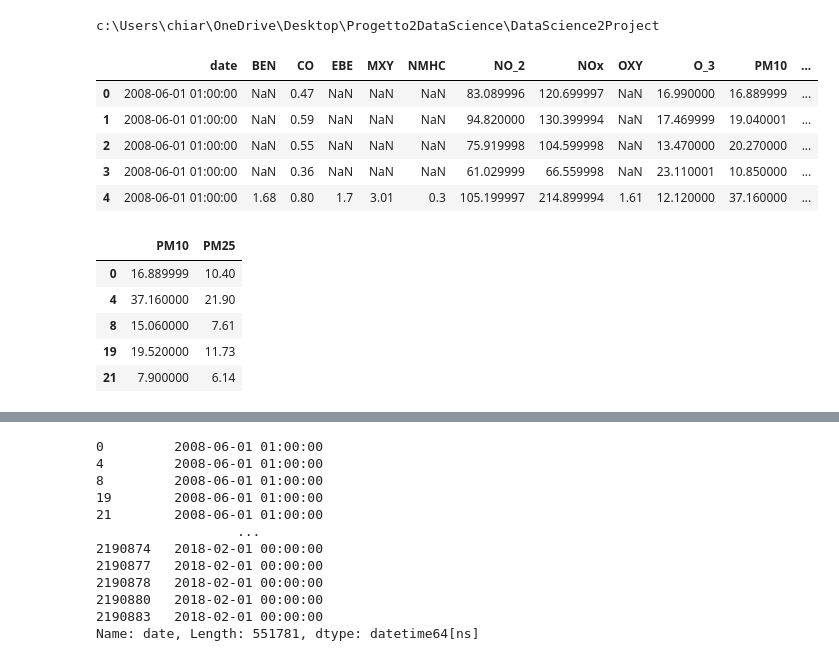
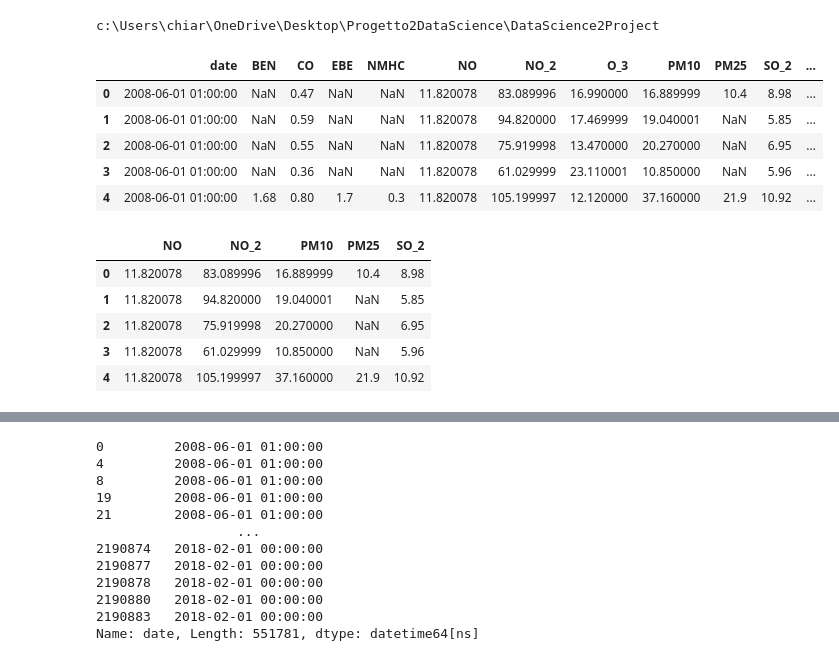
Before and after one commit to ChiaraAmalia/DataScience2Project, a Jupyter notebook: Classificazione.ipynb, the cells around one changed output, grey strips where cells are left out. Cells and saved outputs as stored; diff of their text form; code cells hidden in the pictures.

```diff
--- a/Classificazione.ipynb
+++ b/Classificazione.ipynb
@@ -32,31 +32,32 @@ os.chdir(path_file)
 
 path_cartella = r"\archive\csvs_per_year\csvs_per_year"
 
-#path = r".\\DataSet\\"
-path = path_file + path_cartella
+path = r".\\DataSet\\"
+#path = path_file + path_cartella
 # %% [output]
 c:\Users\chiar\OneDrive\Desktop\Progetto2DataScience\DataScience2Project
 # %%
-#allMadrid = pd.read_csv(path+"out.csv")
-allMadrid = pd.read_csv(path+"\madrid_2008.csv")
+allMadrid = pd.read_csv(path+"out.csv")
+#allMadrid = pd.read_csv(path+"\madrid_2008.csv")
 allMadrid.head()
 # %% [output]
-|  | date | BEN | CO | EBE | MXY | NMHC | NO_2 | NOx | OXY | O_3 | PM10 | ... |
-| 0 | 2008-06-01 01:00:00 | NaN | 0.47 | NaN | NaN | NaN | 83.089996 | 120.699997 | NaN | 16.990000 | 16.889999 | ... |
-| 1 | 2008-06-01 01:00:00 | NaN | 0.59 | NaN | NaN | NaN | 94.820000 | 130.399994 | NaN | 17.469999 | 19.040001 | ... |
-| 2 | 2008-06-01 01:00:00 | NaN | 0.55 | NaN | NaN | NaN | 75.919998 | 104.599998 | NaN | 13.470000 | 20.270000 | ... |
-| 3 | 2008-06-01 01:00:00 | NaN | 0.36 | NaN | NaN | NaN | 61.029999 | 66.559998 | NaN | 23.110001 | 10.850000 | ... |
-| 4 | 2008-06-01 01:00:00 | 1.68 | 0.80 | 1.7 | 3.01 | 0.3 | 105.199997 | 214.899994 | 1.61 | 12.120000 | 37.160000 | ... |
+|  | date | BEN | CO | EBE | NMHC | NO | NO_2 | O_3 | PM10 | PM25 | SO_2 | ... |
+| 0 | 2008-06-01 01:00:00 | NaN | 0.47 | NaN | NaN | 11.820078 | 83.089996 | 16.990000 | 16.889999 | 10.4 | 8.98 | ... |
+| 1 | 2008-06-01 01:00:00 | NaN | 0.59 | NaN | NaN | 11.820078 | 94.820000 | 17.469999 | 19.040001 | NaN | 5.85 | ... |
+| 2 | 2008-06-01 01:00:00 | NaN | 0.55 | NaN | NaN | 11.820078 | 75.919998 | 13.470000 | 20.270000 | NaN | 6.95 | ... |
+| 3 | 2008-06-01 01:00:00 | NaN | 0.36 | NaN | NaN | 11.820078 | 61.029999 | 23.110001 | 10.850000 | NaN | 5.96 | ... |
+| 4 | 2008-06-01 01:00:00 | 1.68 | 0.80 | 1.7 | 0.3 | 11.820078 | 105.199997 | 12.120000 | 37.160000 | 21.9 | 10.92 | ... |
 # %%
-#allMadrid = allMadrid.drop(['date','BEN', 'CO', 'EBE', 'NMHC', 'NO', 'NO_2', 'O_3', 'SO_2', 'TCH', 'TOL', 'station'], axis=1)
-#allMadrid = allMadrid.drop(['date','BEN', 'CO', 'EBE', 'MXY', 'NMHC', 'NOx', 'NO_2', 'OXY','O_3', 'PXY','SO_2', 'TCH', 'TOL', 'station'], axis=1)
-allMadrid = allMadrid.dropna()
+#allMadrid = allMadrid.drop(['date','BEN', 'CO', 'EBE', 'NMHC', 'NO', 'NO_2', 'O_3', 'SO_2', 'TCH', 'TOL', 'PM25', 'station'], axis=1)
+allMadrid = allMadrid.drop(['date','BEN', 'CO', 'EBE', 'NMHC', 'O_3', 'TCH', 'TOL', 'station'], axis=1)
+#allMadrid = allMadrid.drop(['date','BEN', 'CO', 'EBE', 'MXY', 'NMHC', 'NOx', 'NO_2', 'OXY','O_3', 'PXY','SO_2', 'PM25', 'TCH', 'TOL', 'station'], axis=1)
+#allMadrid = allMadrid.dropna()
 
 allMadrid.head()
 # %% [output]
-|  | PM10 | PM25 |
-| 0 | 16.889999 | 10.40 |
-| 4 | 37.160000 | 21.90 |
-| 8 | 15.060000 | 7.61 |
-| 19 | 19.520000 | 11.73 |
-| 21 | 7.900000 | 6.14 |
+|  | NO | NO_2 | PM10 | PM25 | SO_2 |
+| 0 | 11.820078 | 83.089996 | 16.889999 | 10.4 | 8.98 |
+| 1 | 11.820078 | 94.820000 | 19.040001 | NaN | 5.85 |
+| 2 | 11.820078 | 75.919998 | 20.270000 | NaN | 6.95 |
+| 3 | 11.820078 | 61.029999 | 10.850000 | NaN | 5.96 |
+| 4 | 11.820078 | 105.199997 | 37.160000 | 21.9 | 10.92 |
```
Also changed, not shown: parts of 16 cells of this notebook.
